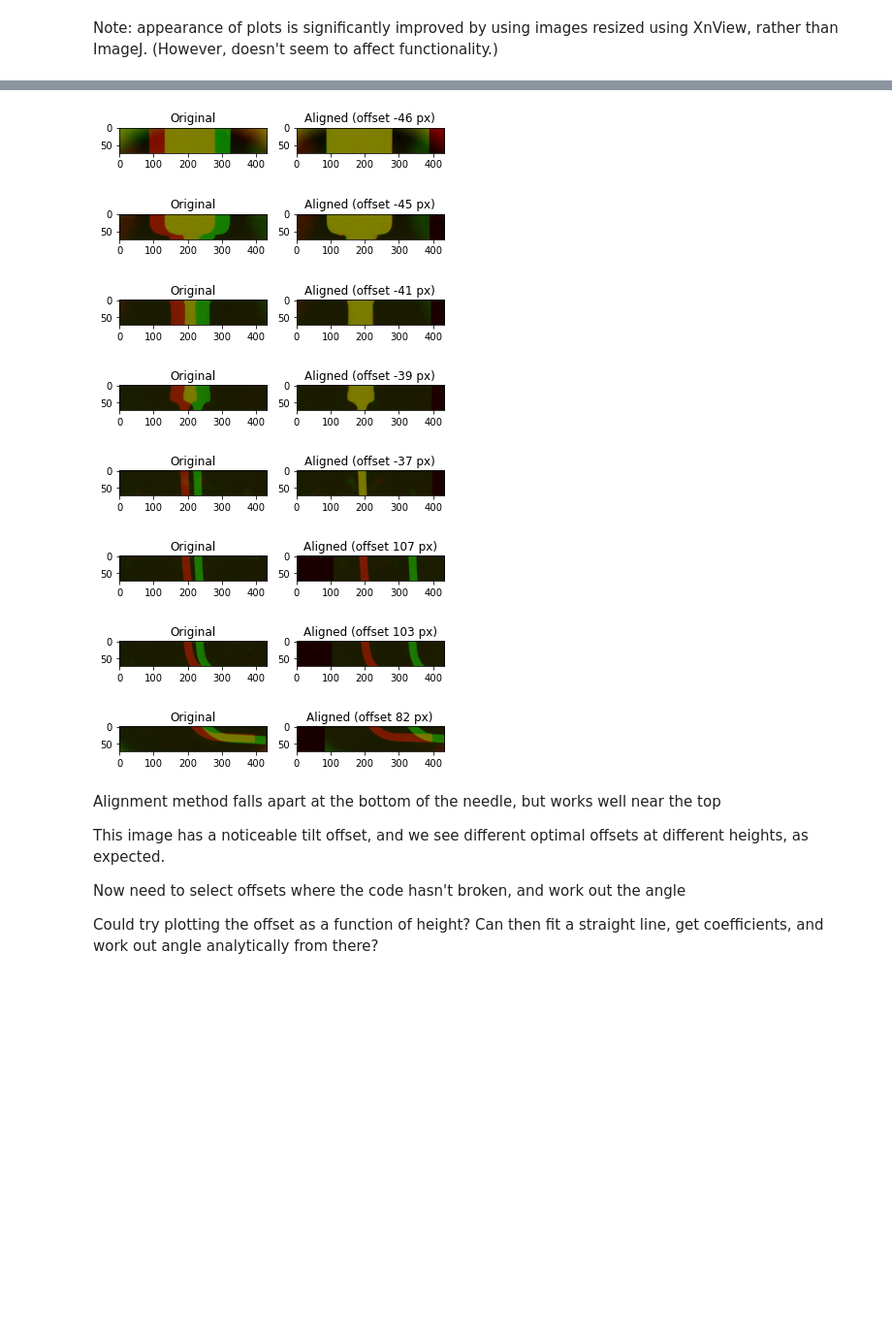
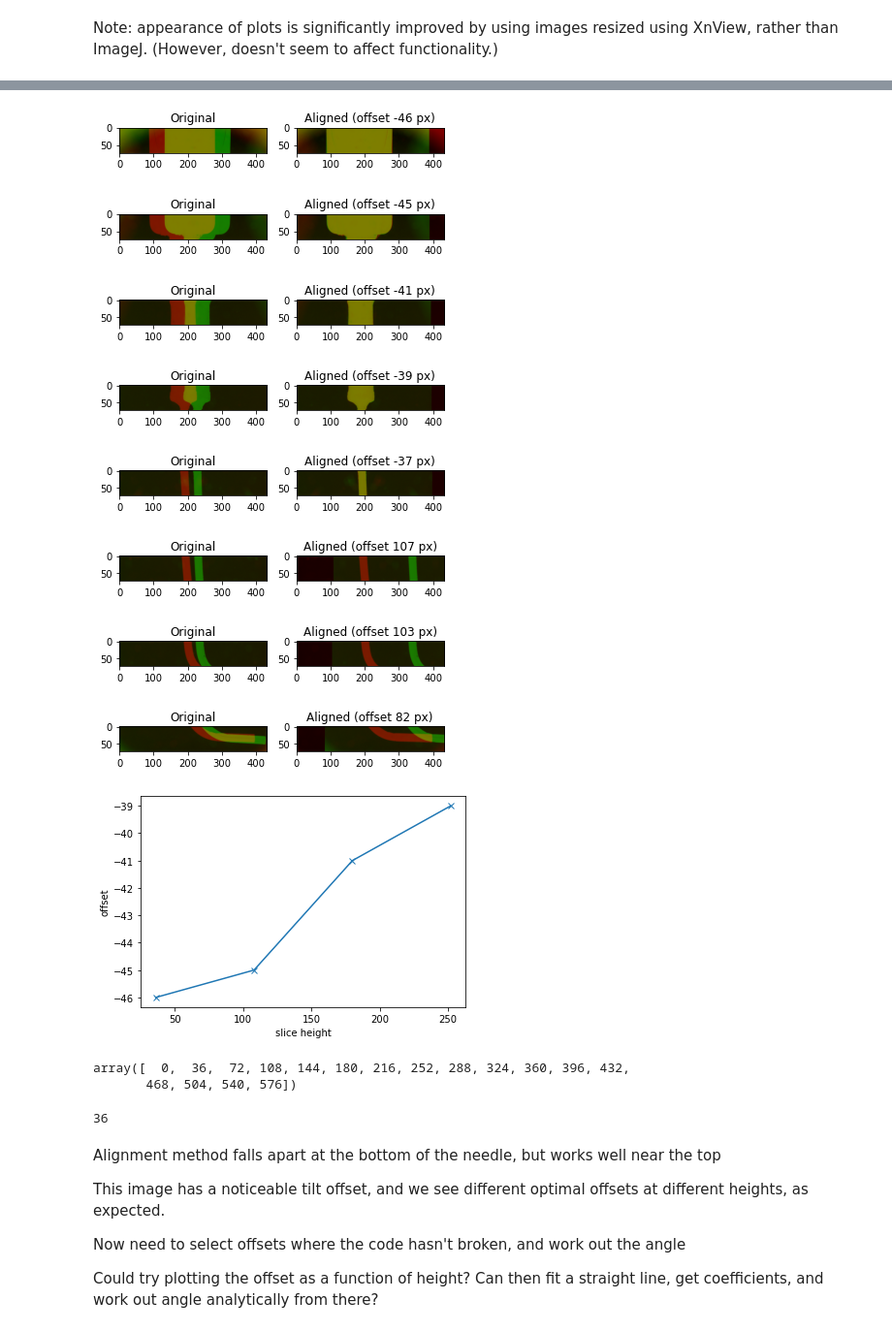
Before and after one commit to kwokkenton/optea, a Jupyter notebook: Srayan_autoalign/auto_align_tilt.ipynb, the cells around one changed output, grey strips where cells are left out. Shown at 97% size. Drawn from its saved outputs; the diff is of its cells as text; code cells hidden in the pictures; blank space fills up the shorter version.

Commit message:
plot offset as function of height

```diff
--- a/Srayan_autoalign/auto_align_tilt.ipynb
+++ b/Srayan_autoalign/auto_align_tilt.ipynb
@@ -115,6 +115,7 @@ def plot_alignment(im):
     axes[1].imshow(overlay_images(img1, img2, optimal).astype(np.uint8))
     axes[1].set_title(f'Aligned (offset {int(optimal)} px)')
     plt.show()
+    return optimal
 
 
 def top_half(img):
@@ -183,16 +185,35 @@ plot_alignment(needle)
 # %%
 needle_sections = np.array_split(needle, 8, axis=1)
+spacing = needle_sections[0].shape[1]//2
+heights = np.arange(spacing, needle.shape[1], spacing*2)
+offsets = []
 for i in needle_sections:
-    plot_alignment(i)
+    medians.append(np.median(i, axis=1))
+    offsets.append(plot_alignment(i))
+
+plt.plot(heights[:4], offsets[:4], 'x-')
+plt.xlabel('slice height')
+plt.ylabel('offset')
+plt.show()
 # %% [output]
 [figure]
 [figure]
 [figure]
 [figure]
 [figure]
 [figure]
 [figure]
 [figure]
+[figure, added]
+# %%
+heights
+# %% [output]
+array([  0,  36,  72, 108, 144, 180, 216, 252, 288, 324, 360, 396, 432,
+       468, 504, 540, 576])
+# %%
+needle_sections[0].shape[1]//2
+# %% [output]
+36
 # %% [markdown]
 Alignment method falls apart at the bottom of the needle, but works well near the top
 
```
Also changed, not shown: parts of 1 cell of this notebook.
